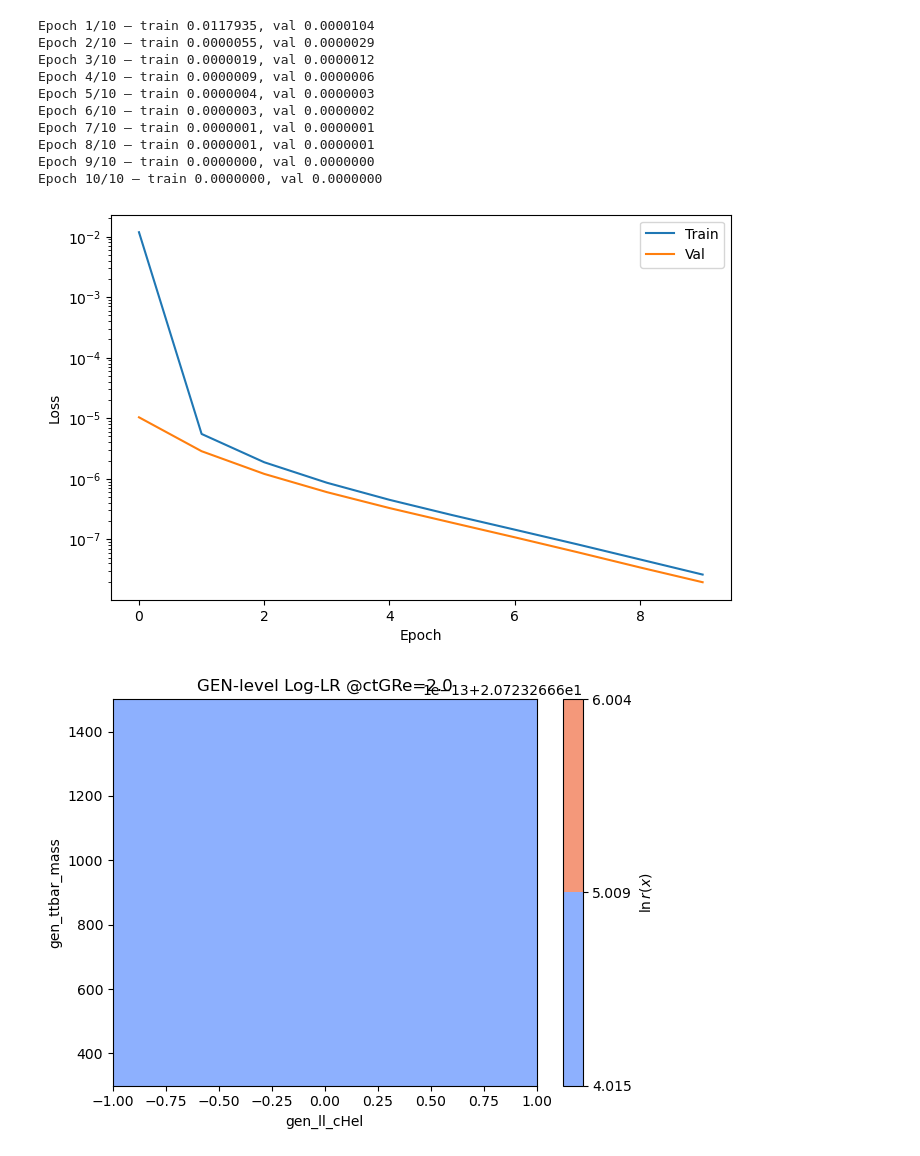
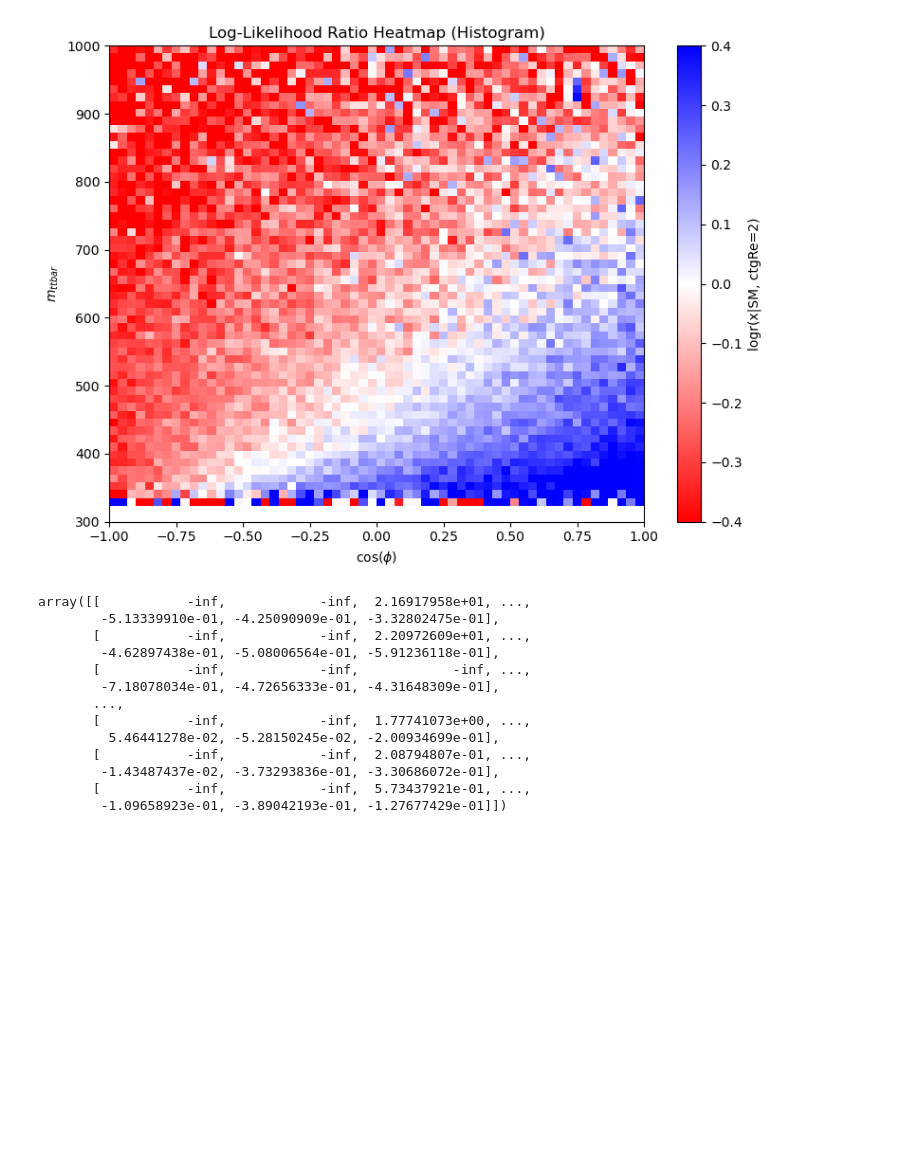
Before and after one commit to SantoshBh137/Purdue_Analysis_EFT, a Jupyter notebook: EFT_ML/ML_EFT_SM.ipynb, the cells around one changed output. Cells and saved outputs as stored; diff of their text form; code cells hidden in the pictures; blank space fills up the shorter version.

```diff
--- a/EFT_ML/ML_EFT_SM.ipynb
+++ b/EFT_ML/ML_EFT_SM.ipynb
@@ -77,31 +36,0 @@ df[500000:]
-# %%
-#df, coeff_names = prametric_classifier.prepare_dataset(eft_points, gen_vars)
-clf = ParameterizedClassifier(n_input=len(gen_vars) + len(coeff_names))
-clf.prepare_data(df, gen_vars, coeff_names)
-clf.train(epochs=10)
-# %% [output]
-Epoch 1/10 — train 0.0117935, val 0.0000104
-Epoch 2/10 — train 0.0000055, val 0.0000029
-Epoch 3/10 — train 0.0000019, val 0.0000012
-Epoch 4/10 — train 0.0000009, val 0.0000006
-Epoch 5/10 — train 0.0000004, val 0.0000003
-Epoch 6/10 — train 0.0000003, val 0.0000002
-Epoch 7/10 — train 0.0000001, val 0.0000001
-Epoch 8/10 — train 0.0000001, val 0.0000001
-Epoch 9/10 — train 0.0000000, val 0.0000000
-Epoch 10/10 — train 0.0000000, val 0.0000000
-[figure, removed]
-# %%
-X_val = clf.X_val
-Y_val = clf.Y_val
-calibrator = prametric_classifier.calibrate_outputs(clf, X_val, Y_val)
-prametric_classifier.plot_llr_2d(
-    clf, calibrator,
-    vars_all=gen_vars, coeff_names=coeff_names,
-    eft_point=[2.0],  # matching ctGRe=2.0
-    y_var="gen_ttbar_mass", y_range=(300,1500),
-    x_var="gen_ll_cHel", x_range=(-1, 1),
-    bins=60
-)
-# %% [output]
-[figure, removed]
@@ -107,0 +41,24 @@ prametric_classifier.plot_llr_2d(
+# %%
+prametric_classifier.compute_histogram_llr(
+    x_obs=df_combined["gen_ll_cHel"],
+    y_obs=df_combined["gen_ttbar_mass"],
+    label_obs=df_combined["isSignal"],
+    x_range=(-1, 1),
+    y_range=(300, 1000),
+    bins=60
+)
+# %% [output]
+[figure, added]
+array([[           -inf,            -inf,  2.16917958e+01, ...,
+        -5.13339910e-01, -4.25090909e-01, -3.32802475e-01],
+       [           -inf,            -inf,  2.20972609e+01, ...,
+        -4.62897438e-01, -5.08006564e-01, -5.91236118e-01],
+       [           -inf,            -inf,            -inf, ...,
+        -7.18078034e-01, -4.72656333e-01, -4.31648309e-01],
+       ...,
+       [           -inf,            -inf,  1.77741073e+00, ...,
+         5.46441278e-02, -5.28150245e-02, -2.00934699e-01],
+       [           -inf,            -inf,  2.08794807e-01, ...,
+        -1.43487437e-02, -3.73293836e-01, -3.30686072e-01],
+       [           -inf,            -inf,  5.73437921e-01, ...,
+        -1.09658923e-01, -3.89042193e-01, -1.27677429e-01]])
```
Also changed, not shown: parts of 6 cells of this notebook, 1 other file.
